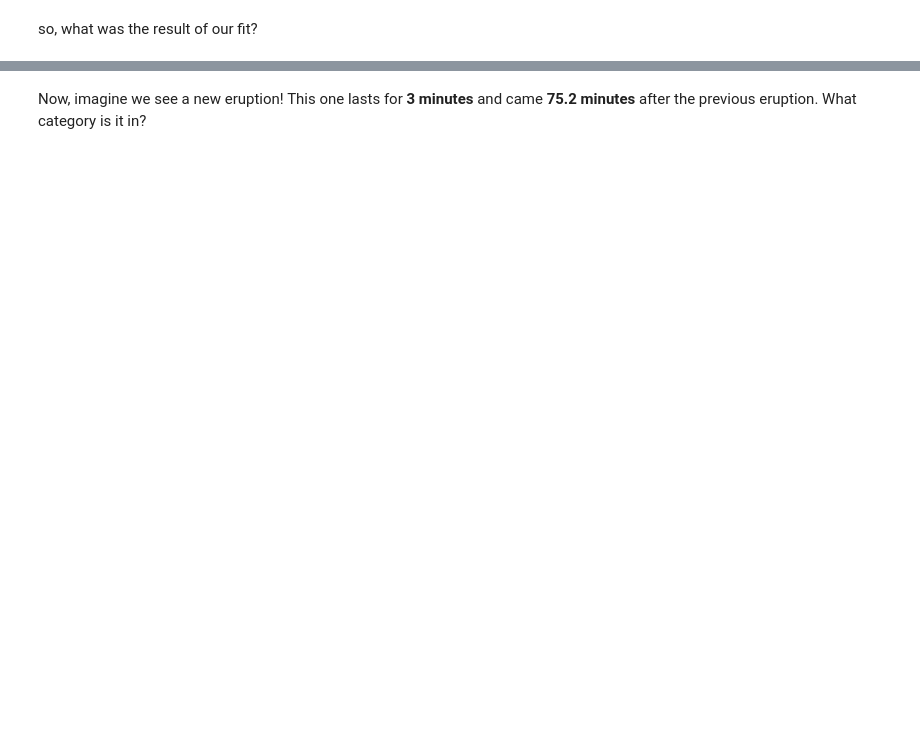
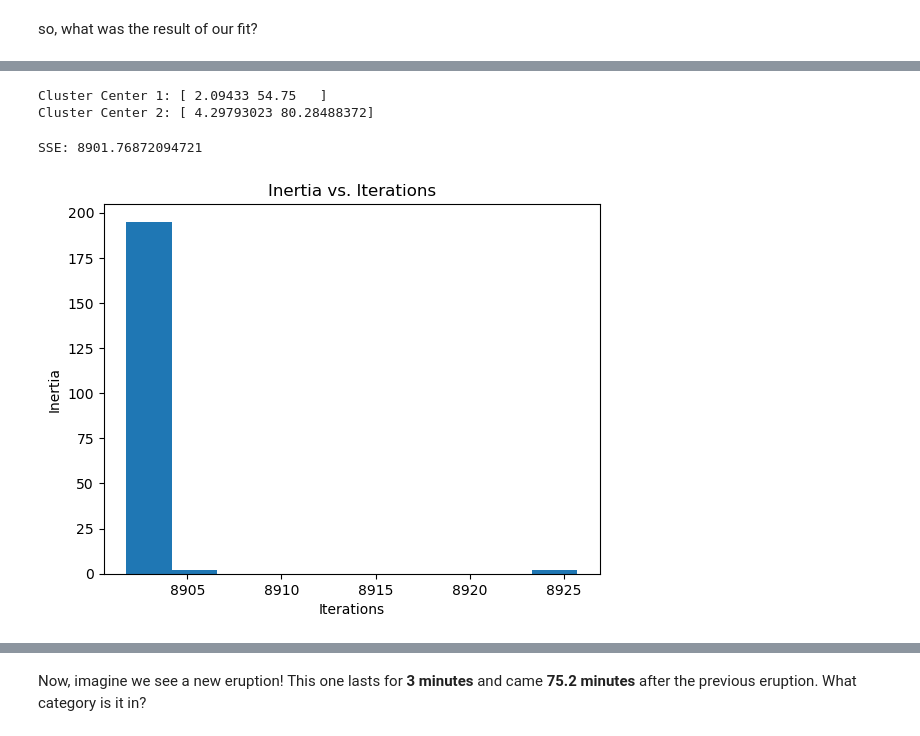
Before and after one commit to croppers/ml_classification_workshop, a Jupyter notebook: lesson_1/lesson_1_blank.ipynb, the cells around one changed output, grey strips where cells are left out. Drawn from its saved outputs; the diff is of its cells as text; code cells hidden in the pictures; blank space fills up the shorter version.

```diff
--- a/lesson_1/lesson_1_blank.ipynb
+++ b/lesson_1/lesson_1_blank.ipynb
@@ -17,0 +78,8 @@ KMeans(init='random', n_clusters=2)
+# %%
+kmeans = KMeans(
+    n_clusters=2,
+    init='random', # these are called "hyperparameters"
+    max_iter=300,
+)
+
+kmeans.fit(X) # the fit method will fit the model to the data
@@ -23,0 +90,28 @@ so, what was the result of our fit?
+# %%
+print('Cluster Center 1:', kmeans.cluster_centers_[0])
+print('Cluster Center 2:', kmeans.cluster_centers_[1])
+# %% [output]
+Cluster Center 1: [ 2.09433 54.75   ]
+Cluster Center 2: [ 4.29793023 80.28488372]
+# %%
+print('SSE:', kmeans.inertia_)
+# %% [output]
+SSE: 8901.76872094721
+# %%
+# let's test how initialization impacts the inertia
+inertia = []
+for i in range(1, 200):
+    kmeans = KMeans(
+        n_clusters=2,
+        init='random',
+        max_iter=i,
+    )
+    kmeans.fit(X)
+    inertia.append(kmeans.inertia_)
+plt.hist(inertia)
+plt.title('Inertia vs. Iterations')
+plt.xlabel('Iterations')
+plt.ylabel('Inertia')
+plt.show()
+# %% [output]
+[figure, added]
```
Also changed, not shown: parts of 27 cells of this notebook.
